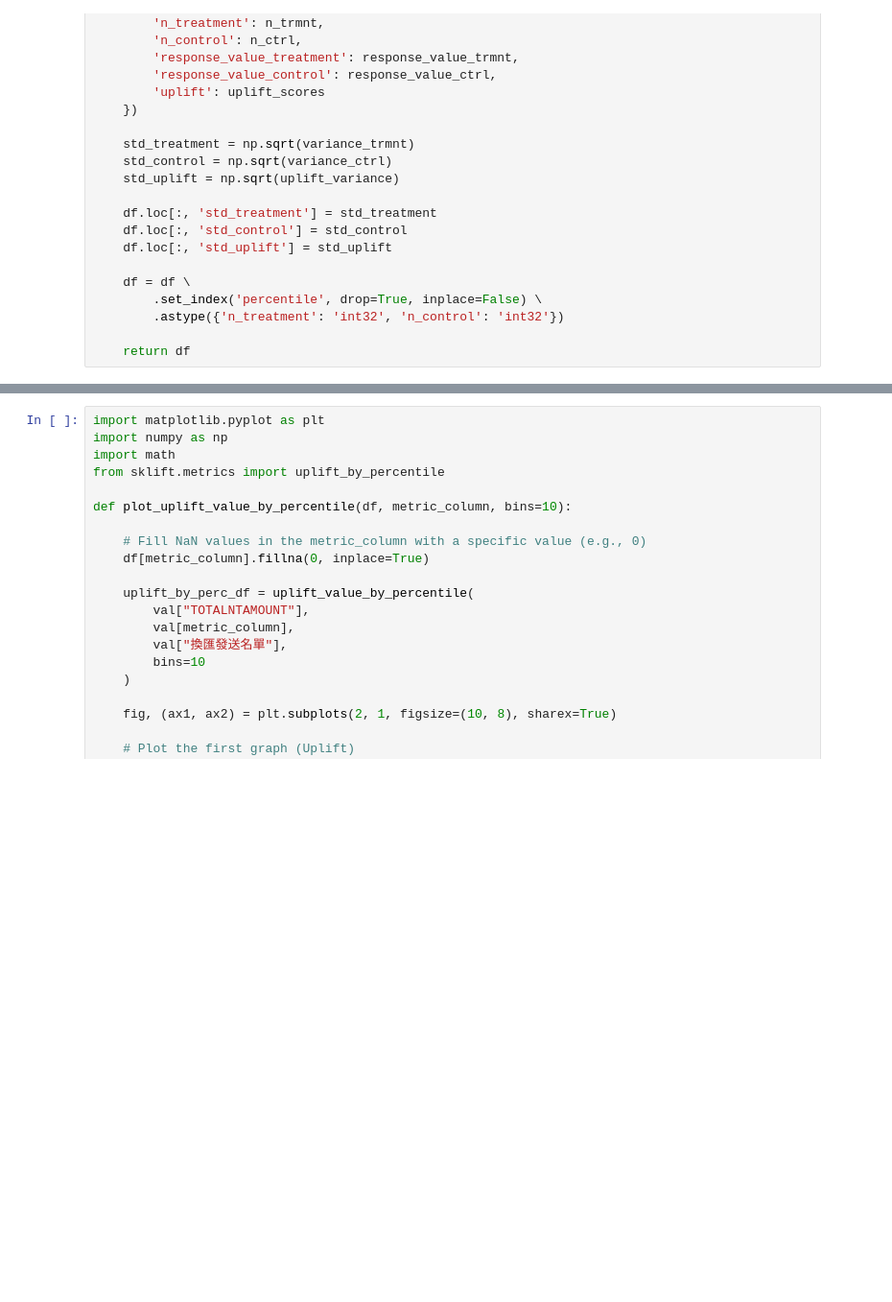
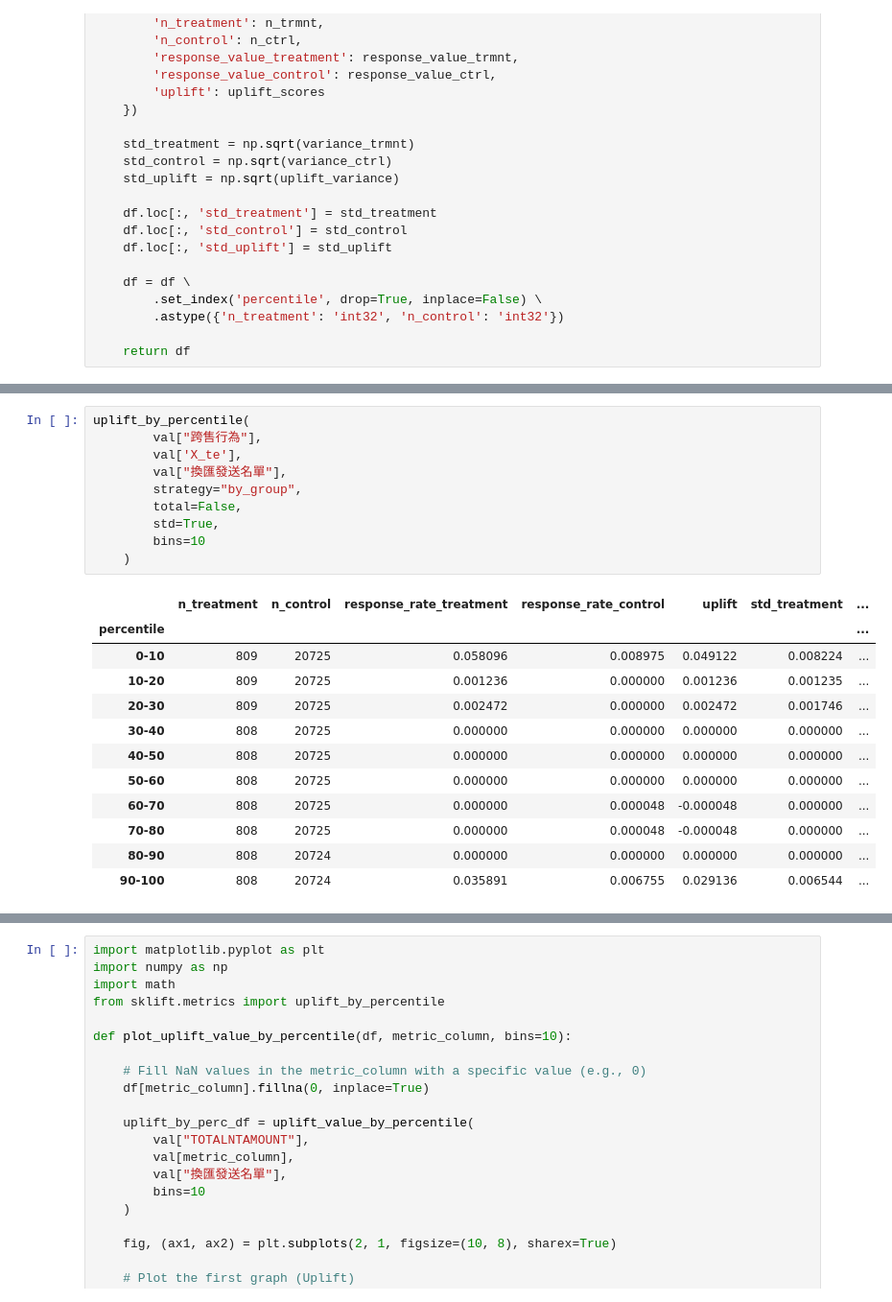
Before and after one commit to sssylvia0/Uplift_Model, a Jupyter notebook: Model.ipynb, the cells around one changed output, grey strips where cells are left out. Shown at 96% size. Cells and saved outputs as stored; diff of their text form; blank space fills up the shorter version.

```diff
--- a/Model.ipynb
+++ b/Model.ipynb
@@ -1251,6 +1227,29 @@ uplift_value_by_percentile(
 | 70-80 | 0 | 21533 | NaN | 0.000000 | NaN | NaN | ... |
 | 80-90 | 1 | 21532 | 0.000000 | 0.000000 | 0.000000 | 0.000000 | ... |
 | 90-100 | 632 | 20901 | 3378.816456 | 916.071671 | 2462.744784 | 29931.946470 | ... |
+# %%
+uplift_by_percentile(
+        val["跨售行為"],
+        val['X_te'],
+        val["換匯發送名單"],
+        strategy="by_group",
+        total=False,
+        std=True,
+        bins=10
+    )
+# %% [output]
+|  | n_treatment | n_control | response_rate_treatment | response_rate_control | uplift | std_treatment | ... |
+| percentile |  |  |  |  |  |  | ... |
+| 0-10 | 809 | 20725 | 0.058096 | 0.008975 | 0.049122 | 0.008224 | ... |
+| 10-20 | 809 | 20725 | 0.001236 | 0.000000 | 0.001236 | 0.001235 | ... |
+| 20-30 | 809 | 20725 | 0.002472 | 0.000000 | 0.002472 | 0.001746 | ... |
+| 30-40 | 808 | 20725 | 0.000000 | 0.000000 | 0.000000 | 0.000000 | ... |
+| 40-50 | 808 | 20725 | 0.000000 | 0.000000 | 0.000000 | 0.000000 | ... |
+| 50-60 | 808 | 20725 | 0.000000 | 0.000000 | 0.000000 | 0.000000 | ... |
+| 60-70 | 808 | 20725 | 0.000000 | 0.000048 | -0.000048 | 0.000000 | ... |
+| 70-80 | 808 | 20725 | 0.000000 | 0.000048 | -0.000048 | 0.000000 | ... |
+| 80-90 | 808 | 20724 | 0.000000 | 0.000000 | 0.000000 | 0.000000 | ... |
+| 90-100 | 808 | 20724 | 0.035891 | 0.006755 | 0.029136 | 0.006544 | ... |
 # %%
 import matplotlib.pyplot as plt
 import numpy as np
```
Also changed, not shown: parts of 3 cells of this notebook.
